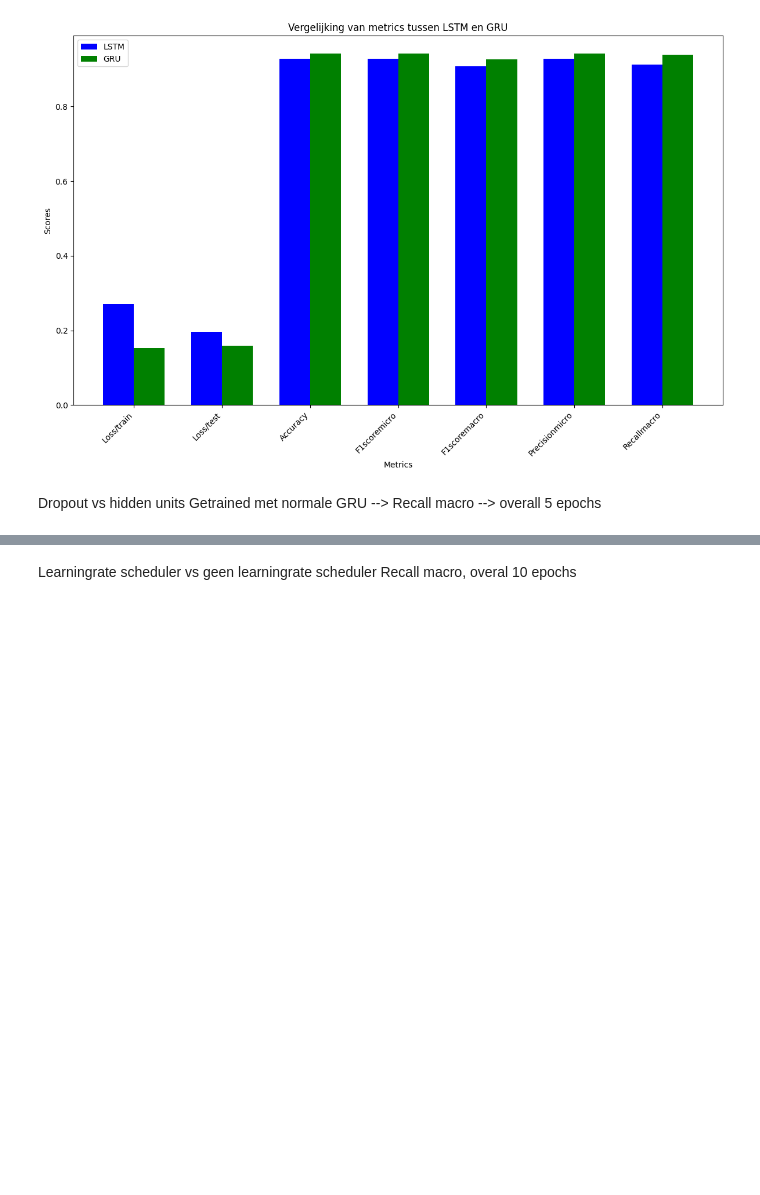
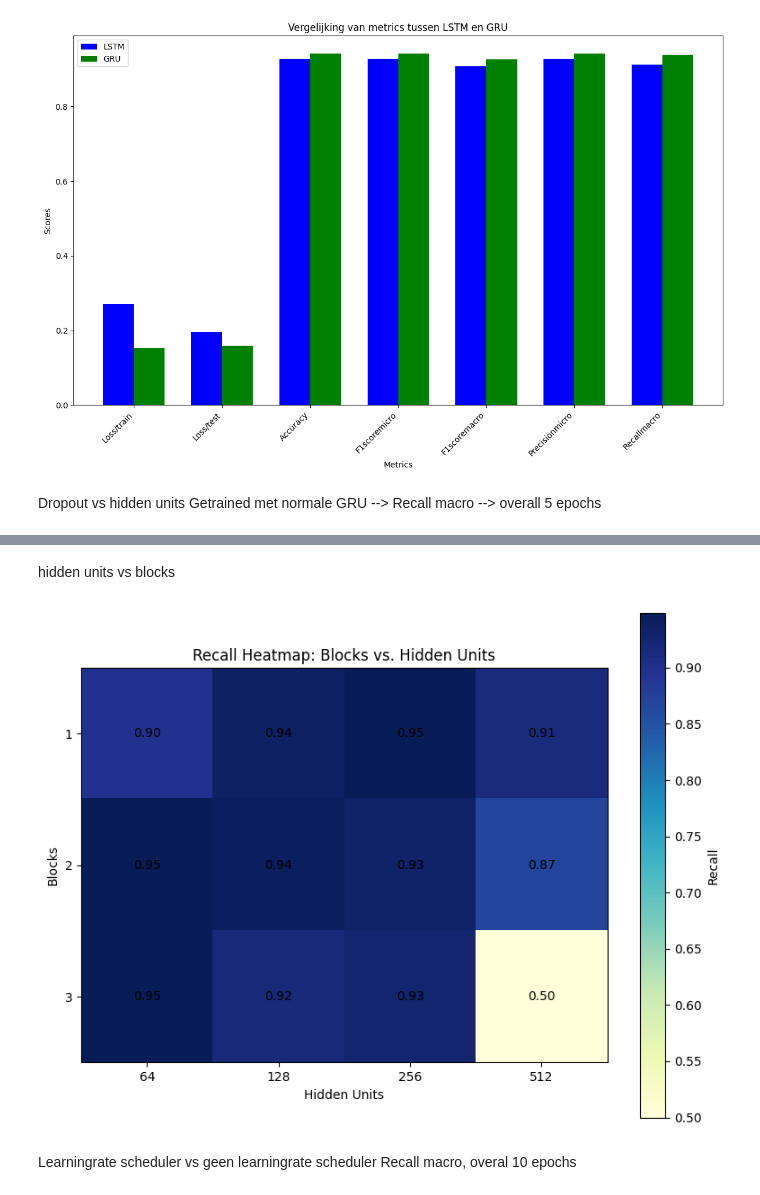
Before and after one commit to FabianWientjes/MADS-EXAM-24-FabianWientjes, a Jupyter notebook: notebooks/visualisatie.ipynb, the cells around one changed output, grey strips where cells are left out. Drawn from its saved outputs; the diff is of its cells as text; code cells hidden in the pictures; blank space fills up the shorter version.

```diff
--- a/notebooks/visualisatie.ipynb
+++ b/notebooks/visualisatie.ipynb
@@ -79,3 +79,38 @@ plt.show()
+# %% [markdown]
+hidden units vs blocks
+# %%
+# Gegeven data
+blocks = [1, 2, 3]
+hidden_units = [64, 128, 256, 512]
+recall_data = np.array([
+    [0.8972698828711423, 0.9366193045521924, 0.9483442030826879, 0.9119882708342217],
+    [0.9486171727435392, 0.9410636201000405, 0.9313929290992021, 0.8690681523164012],
+    [0.9484104266006873, 0.9160404283590146, 0.9269747532693343, 0.5],
+])
+
+# Plotting the heatmap
+plt.figure(figsize=(8, 6))
+plt.imshow(recall_data, cmap='YlGnBu', interpolation='nearest')
+
+# Adding ticks and labels
+plt.title('Recall Heatmap: Blocks vs. Hidden Units')
+plt.xlabel('Hidden Units')
+plt.ylabel('Blocks')
+
+plt.xticks(np.arange(len(hidden_units)), hidden_units)
+plt.yticks(np.arange(len(blocks)), blocks)
+
+# Adding the numerical values in the heatmap
+for i in range(len(blocks)):
+    for j in range(len(hidden_units)):
+        plt.text(j, i, f'{recall_data[i, j]:.2f}', ha='center', va='center', color='black')
+
+# Displaying the plot
+plt.colorbar(label='Recall')
+plt.tight_layout()
+plt.show()
+# %% [output]
+[figure, added]
 # %% [markdown]
 Learningrate scheduler vs geen learningrate scheduler
 Recall macro, overal 10 epochs
```
Also changed, not shown: parts of 6 cells of this notebook, 2 other files.
